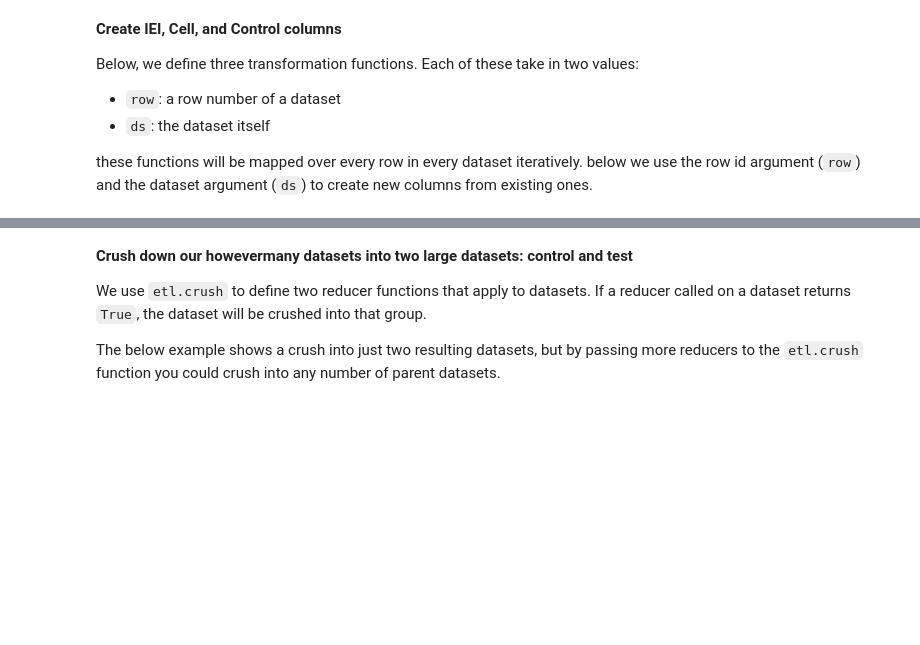
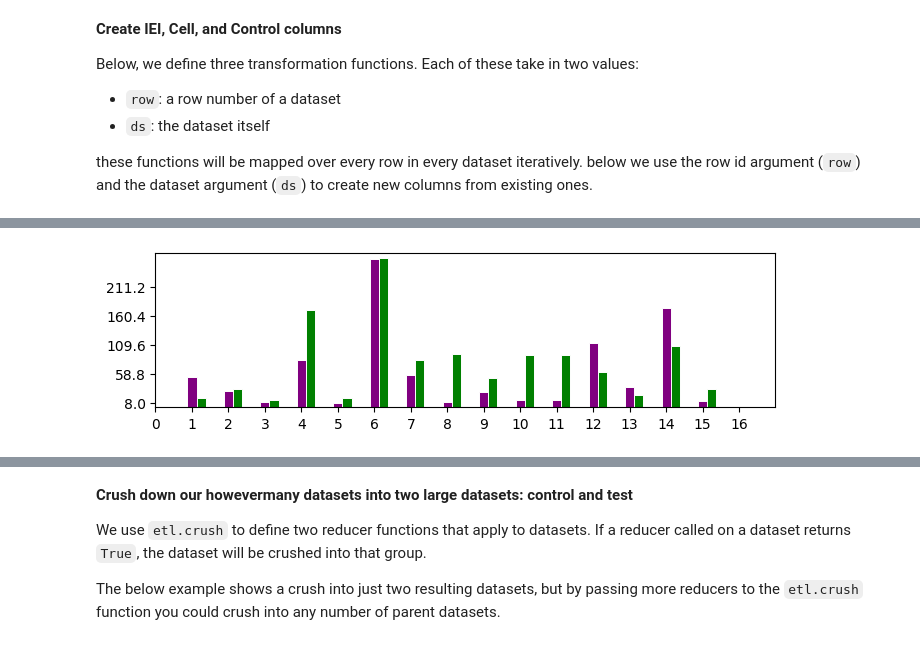
Before and after one commit to naatebarber/atfpuppet, a Jupyter notebook: test.ipynb, the cells around one changed output, grey strips where cells are left out. Cells and saved outputs as stored; diff of their text form; code cells hidden in the pictures; blank space fills up the shorter version.

```diff
--- a/test.ipynb
+++ b/test.ipynb
@@ -106,0 +259,92 @@ etl.datasets[0].df
+# %%
+def starburst(ds: Dataset, burst_window=0.5, min_events=2):
+    burst_dict = {}
+    events_ts = sorted([ s for s in ds.data["Start"] ])
+
+    ix = 0
+
+    while ix < len(events_ts):
+        target = events_ts[ix]
+        events_in_window = 0
+        window_usage = 0
+
+        did_crawl = False
+
+        for crawl in range(ix + 1, len(events_ts)):
+            crawl_target = events_ts[crawl]
+            window_usage = crawl_target - target
+
+            if window_usage < burst_window:
+                events_in_window += 1
+            else:
+                if events_in_window >= min_events:
+                    burst_dict[ix] = events_in_window
+                    ix = crawl
+                    break
+                else:
+                    ix += 1
+
+                events_in_window = 0
+                window_usage = 0
+                did_crawl = True
+                break
+
+        if not did_crawl:
+            ix += 1
+
+
+    return burst_dict
+
+# apply this burst counter to control and iBEP
+
+bursts_control = {}
+bursts_ibep = {}
+
+bursts_control_tot = 0
+bursts_ibep_tot = 0
+
+for ds in etl_split_cells.datasets:
+    cell_num = float(ds.df.iloc[0]["Cell"])
+    control = "control" in ds.filename.lower()
+
+    b = len(starburst(ds))
+
+    if control:
+        bursts_control[cell_num] = (cell_num, b)
+        bursts_control_tot += b
+    else:
+        bursts_ibep[cell_num] = (cell_num, b)
+        bursts_ibep_tot += b
+
+print("Bursts during control", bursts_control_tot)
+print("Bursts during iBEP", bursts_ibep_tot)
+
+def fun_freaky_graph(cell_control, cell_ibep, ibep_color: str, control_color: str):
+    cell_ct = max(len(cell_control), len(cell_ibep))
+
+    control_x = 1 + np.arange(len(cell_control))
+    control_y = cell_control
+
+    ibep_x = 1.25 + np.arange(len(cell_ibep))
+    ibep_y = cell_ibep
+
+    max_y = max(max(control_y), max(ibep_y))
+    min_y = min(min(control_y), min(ibep_y))
+
+    # plot
+    fig, ax = plt.subplots(figsize=(8, 2))
+
+    ax.bar(control_x, control_y, width=1/4, edgecolor="white", linewidth=0.7, color=control_color)
+    ax.bar(ibep_x, ibep_y, width=1/4, edgecolor="white", linewidth=0.7, color=ibep_color)
+
+    ax.set(xlim=(0, cell_ct + 2), xticks=np.arange(0, cell_ct + 2),
+        ylim=(0, max_y + min_y), yticks=np.arange(min_y, max_y, step=(max_y - min_y) / 5))
+
+    plt.show()
+
+cells_ibep = [x[1] for x in sorted(list(bursts_ibep.values()), key=lambda x: x[0])]
+cells_control = [x[1] for x in sorted(list(bursts_control.values()), key=lambda x: x[0])]
+
+print("Burst Comparison Per Cell - Control (purple) vs iBEP (green)")
+fun_freaky_graph(cells_control, cells_ibep, "green", "purple")
+# %% [output]
@@ -106,0 +354 @@ etl.datasets[0].df
+[figure, added]
```
Also changed, not shown: parts of 15 cells of this notebook.
